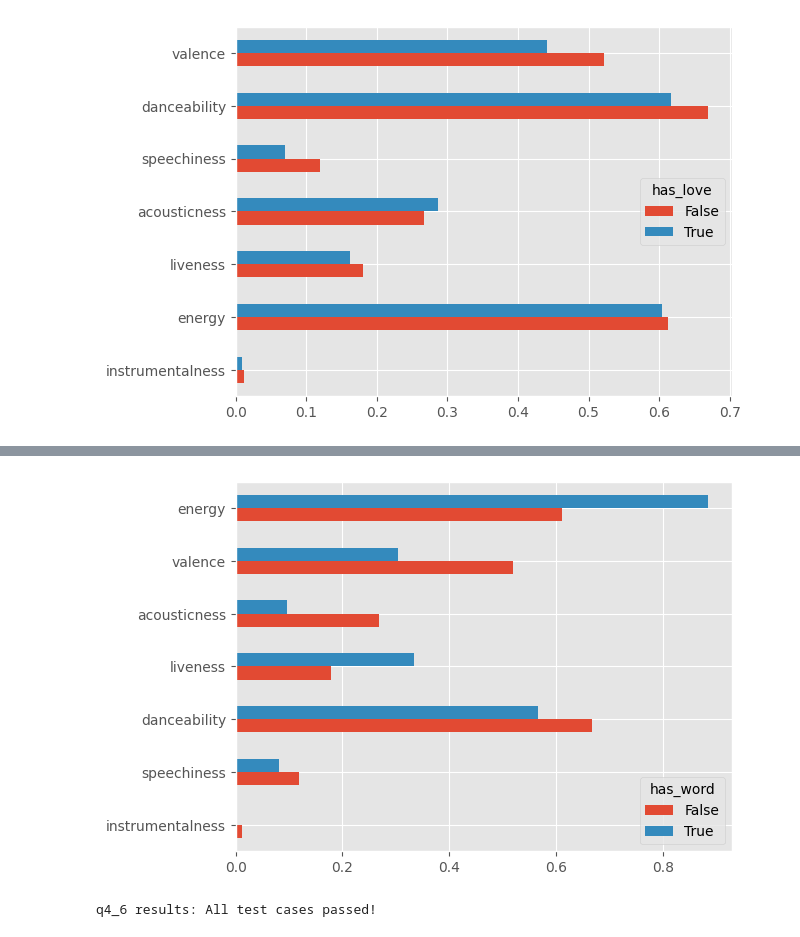
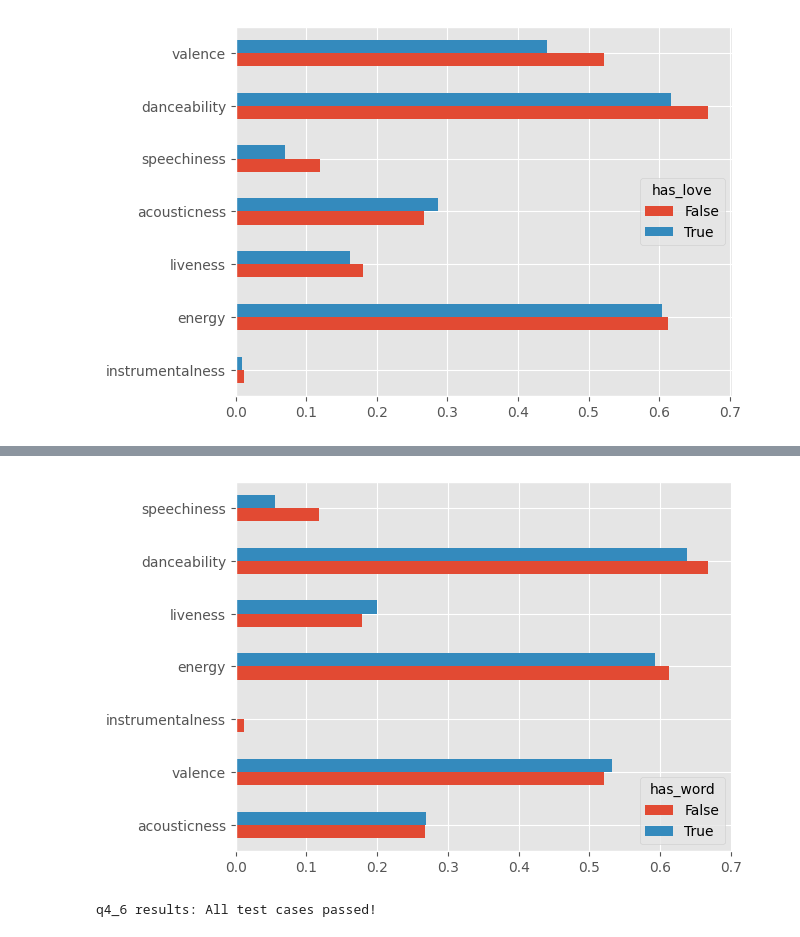
Before and after one commit to MihirYJoshi/midterm_project, a Jupyter notebook: midterm_projectUPTODATE.ipynb, the cells around one changed output, grey strips where cells are left out. Saved outputs shown, nothing was run; the diff lists cells and outputs as text; code cells hidden in the pictures.

```diff
--- a/midterm_projectUPTODATE.ipynb
+++ b/midterm_projectUPTODATE.ipynb
@@ -1040,35 +1041,36 @@ def word_analysis(word, draw_plot=False):
     word = word.lower()
     trueArray = np.array(songs[songs.get("track_name").str.lower().str.contains(word)].index)
     true = []
 
     for i in range(0,songs.shape[0]):
         true.append("False")
 
     for i in trueArray:
         true[i] = "True"
 
     songs1 = songs.assign(has_word = true)
 
 
     songs1 = songs1.drop(columns=["key", "mode", "loudness", "tempo", "duration_min", "tempo_name"])
     songs1 = songs1.groupby("has_word").mean()
 
     songs1 = songs1.T
 
     songs1 = songs1.assign(ABSDiff = abs(songs1.get("False")- songs1.get("True")))
 
     if(draw_plot == True):
+        songs1
         songs1 = songs1.sort_values("ABSDiff")
         songs1 = songs1.drop(columns=["ABSDiff"])
         songs1.plot(kind="barh")
     else:
         return songs1
 
 
 # Test out your function. Feel free to change these inputs.
-word_analysis("hurt", True)
+word_analysis("CaliforniA", True)
 # %% [output]
-[figure, old version]
+[figure, new version]
 # %%
 grader.check("q4_6")
 # %% [output]
```
Also changed, not shown: parts of 10 cells of this notebook, 2 other files.
